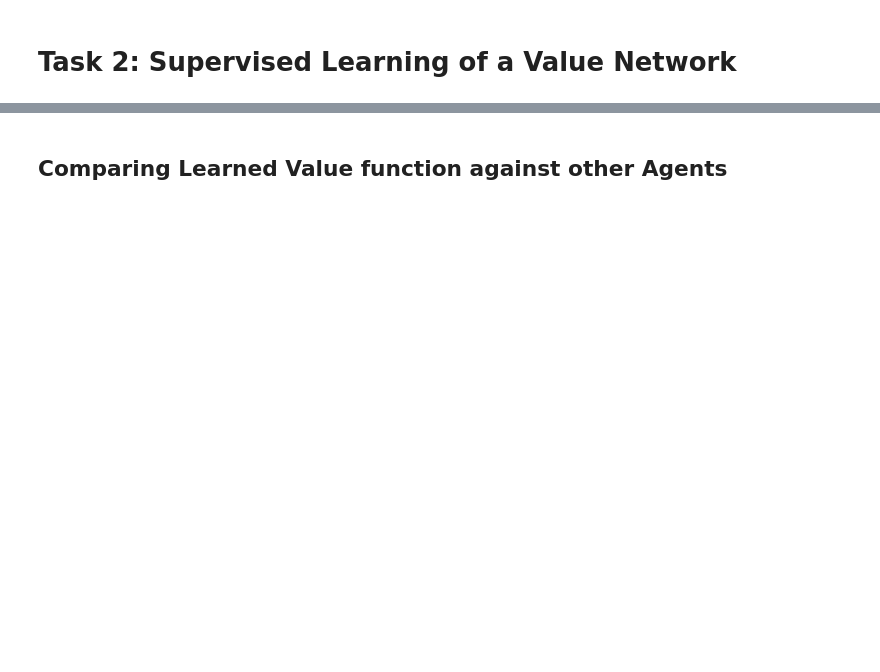
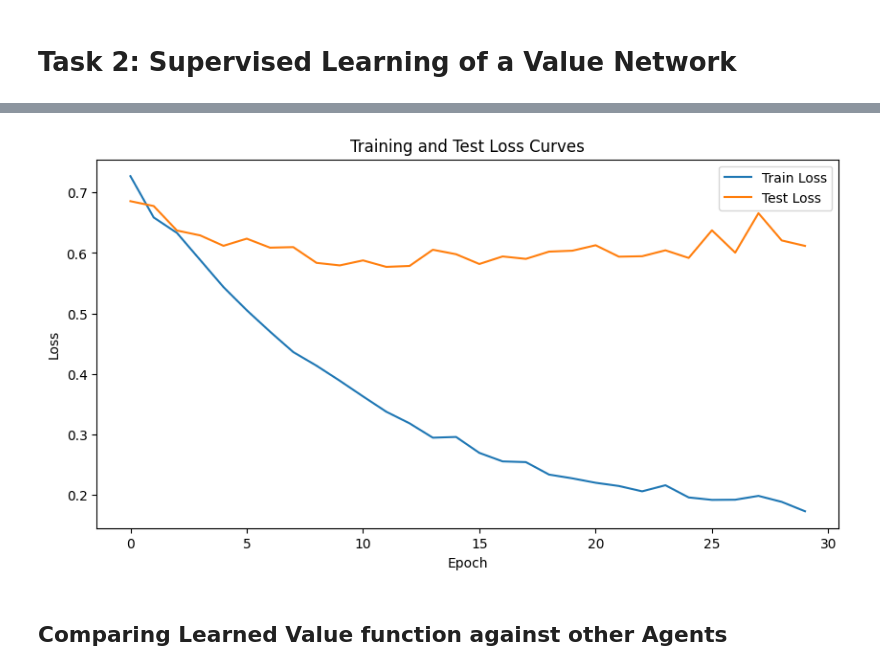
Before and after one commit to kartik716/cs410final, a Jupyter notebook: supervised_learning.ipynb, the cells around one changed output, grey strips where cells are left out. Cells and saved outputs as stored; diff of their text form; code cells hidden in the pictures; blank space fills up the shorter version.

```diff
--- a/supervised_learning.ipynb
+++ b/supervised_learning.ipynb
@@ -133,37 +374,55 @@ def train_value_network(dataset, num_epochs, learning_rate):
     """
     # Make sure dataset is shuffled for better performance
     random.shuffle(dataset)
-    # You may find it useful to create train/test sets to better track performance/overfit/underfit
-    # TODO: Create model
-    model = None
 
-    # TODO: Specify Loss Function
-    loss_function = None
+    # Create train/test split (80/20)
+    split_idx = int(0.8 * len(dataset))
+    train_dataset = dataset[:split_idx]
+    test_dataset = dataset[split_idx:]
 
-    # You can use Adam, which is stochastic gradient descent with ADAptive Momentum
+    # Get feature size from sample
+    sample_features = get_features(dataset[0][0])
+    feature_size = len(sample_features)
+
+    # Create model
+    model = ValueNetwork(feature_size)
+
+    # Specify Loss Function - Mean Squared Error for regression
+    loss_function = nn.MSELoss()
+
+    # Use Adam optimizer
     optimizer = optim.Adam(model.parameters(), lr=learning_rate)
 
     batch_size = 32
 
+    # Track losses for plotting
+    train_losses = []
+    test_losses = []
+
     for epoch in range(num_epochs):
-        batch_loss = 0
+        random.shuffle(train_dataset)  # Shuffle each epoch
+        batch_loss = 0.0
         batch_counter = 0
-        for data_point in dataset:
+        epoch_loss = 0.0
+
+        for data_point in train_dataset:
             state = data_point[0]
             features = get_features(state)
-            features_tensor = torch.tensor(features)
+            features_tensor = torch.tensor(features, dtype=torch.float32)
 
-            # TODO: What should the desired output of the value network be?
-            # Note: You will have to convert the label to a torch tensor to use with torch's loss functions
-            label = None
+            # Label is the game result (outcome from BLACK's perspective)
+            # result is the outcome: +1 if black wins, -1 if white wins
+            label = torch.tensor([data_point[2]], dtype=torch.float32)
 
-            # TODO: Get model prediction of value
-            prediction = None
+            # Get model prediction of value
+            prediction = model(features_tensor)
 
-            # TODO: Compute Loss for data point
-            loss = None
+            # Compute Loss for data point
+            loss = loss_function(prediction, label)
             batch_loss += loss
+            epoch_loss += loss.item()
             batch_counter += 1
+
             if batch_counter % batch_size == 0:
                 # Call backward to run backward pass and compute gradients
                 batch_loss.backward()
@@ -173,9 +432,47 @@ def train_value_network(dataset, num_epochs, learning_rate):
 
                 # Reset gradient for next batch
                 optimizer.zero_grad()
-                batch_loss = 0
+                batch_loss = 0.0
+
+        # Process remaining batch if any
+        if batch_loss != 0.0:
+            batch_loss.backward()
+            optimizer.step()
+            optimizer.zero_grad()
+
+        # Calculate average training loss for epoch
+        avg_train_loss = epoch_loss / len(train_dataset)
+        train_losses.append(avg_train_loss)
+
+        # Evaluate on test set
+        test_loss = 0.0
+        with torch.no_grad():
+            for data_point in test_dataset:
+                features = get_features(data_point[0])
+                features_tensor = torch.tensor(features, dtype=torch.float32)
+                label = torch.tensor([data_point[2]], dtype=torch.float32)
+                prediction = model(features_tensor)
+                test_loss += loss_function(prediction, label).item()
+
+        avg_test_loss = test_loss / len(test_dataset)
+        test_losses.append(avg_test_loss)
+
+        if epoch % 2 == 0 or epoch == num_epochs - 1:
+            print(f"Epoch {epoch}: Train Loss = {avg_train_loss:.4f}, Test Loss = {avg_test_loss:.4f}")
+
+    # Plot training curves
+    plt.figure(figsize=(10, 5))
+    plt.plot(range(num_epochs), train_losses, label='Train Loss')
+    plt.plot(range(num_epochs), test_losses, label='Test Loss')
+    plt.xlabel('Epoch')
+    plt.ylabel('Loss')
+    plt.title('Training and Test Loss Curves')
+    plt.legend()
+    plt.savefig('training_curves.png')
+    plt.show()
 
     return model
 
-value_model = train_value_network(dataset_5x5, 10, 1e-4)
+value_model = train_value_network(dataset_5x5, 30, 1e-3)
 save_model("value_model.pt", value_model)
+# %% [output]
@@ -182,3 +495,4 @@ save_model("value_model.pt", value_model)
+[figure, added]
 # %% [markdown]
 ## Comparing Learned Value function against other Agents
 # %%
```
Also changed, not shown: parts of 9 cells of this notebook, 5 other files.
